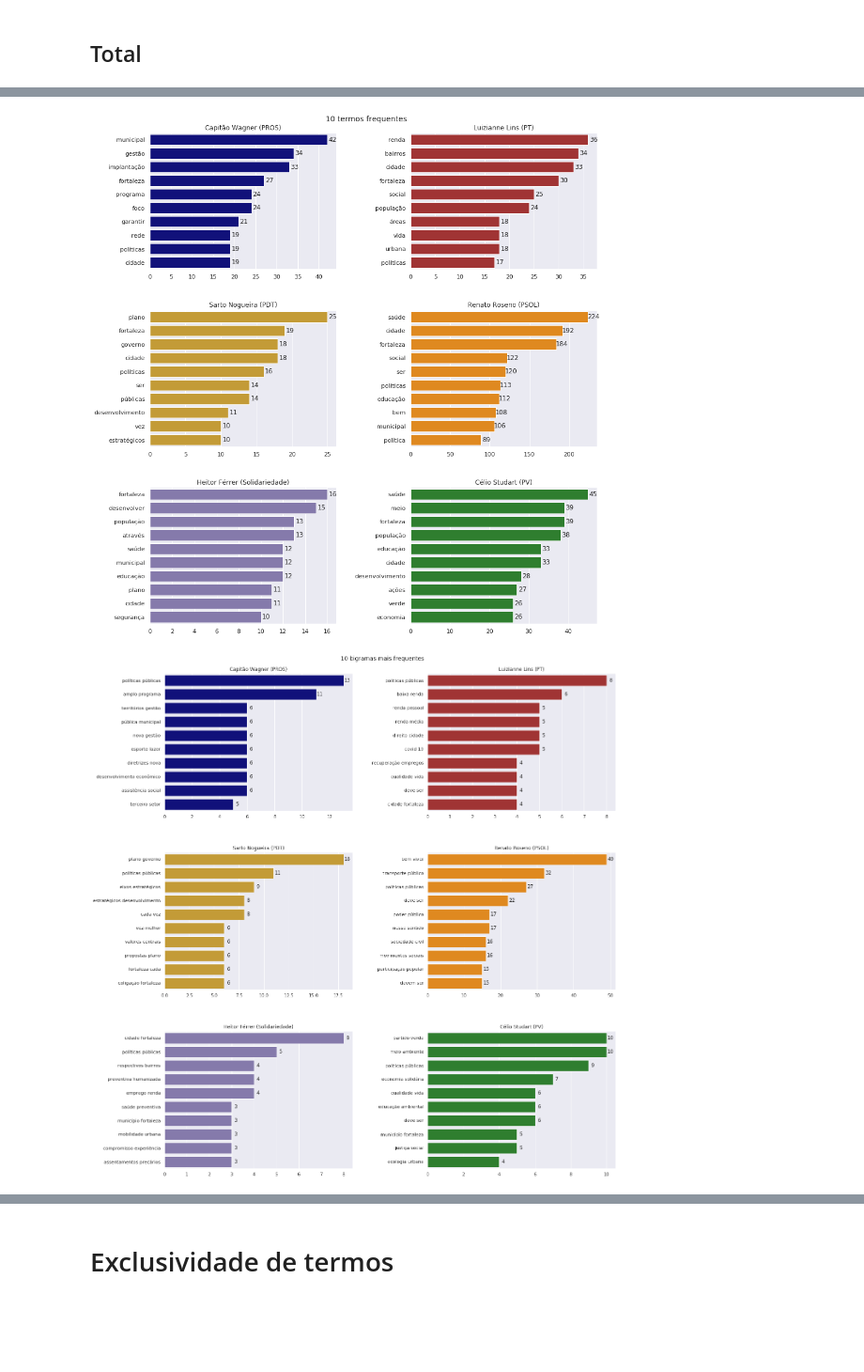
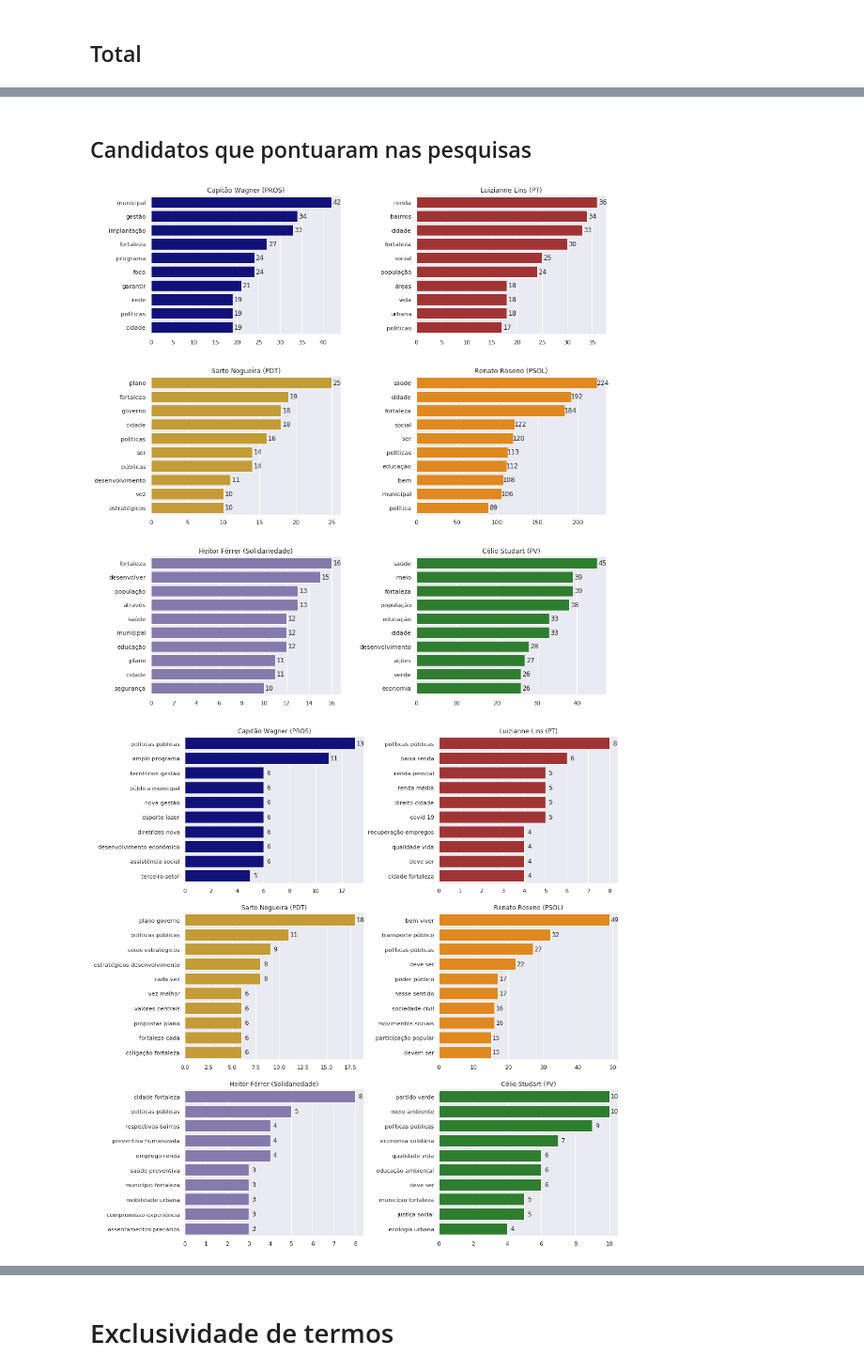
Before and after one commit to cabrau/planosGovernoFortaleza2020, a Jupyter notebook: PlanGov-Fortaleza2020.ipynb, the cells around one changed output, grey strips where cells are left out. Shown at 94% size. Cells and saved outputs as stored; diff of their text form; code cells hidden in the pictures; blank space fills up the shorter version.

```diff
--- a/PlanGov-Fortaleza2020.ipynb
+++ b/PlanGov-Fortaleza2020.ipynb
@@ -224,7 +224,7 @@ def plotNgrams(ngrams, col = 'C0', orientation = 'vertical'):
                                                        p.get_y() + p.get_height()/2.), ha = 'center',
                        va = 'center', xytext = (10, 0), textcoords = 'offset points')
     else:
-        plt.xticks(values, keys, rotation='vertical')
+        plt.xticks(values, labels, rotation='vertical')
         g = sns.barplot(x=labels, y=values, color = col)
         for p in g.patches:
             g.annotate(format(p.get_height(), '.0f'), (p.get_x() + p.get_width() / 2.,
@@ -250,0 +253,2 @@ plt.show()
+# %%
+topNgrams = 10
@@ -251,3 +276,5 @@ plt.show()
+# %% [markdown]
+## Candidatos que pontuaram nas pesquisas
 # %%
 roseno = df[df['candidato']=='Renato Roseno']['programa'].values[0]
 sarto = df[df['candidato']=='Sarto Nogueira']['programa'].values[0]
@@ -258,36 +285,36 @@ heitorferrer = df[df['candidato']=='Heitor Férrer']['programa'].values[0]
 # %%
 #unigrams
 plt.figure(figsize=(15, 15))
-plt.suptitle("10 termos frequentes", fontsize=14)
+#plt.suptitle("10 termos frequentes", fontsize=14)
 ngrams_range = (1,1)
 plt.subplot(321)
 plt.title('Capitão Wagner (PROS)')
-wagner_unigrams = build_ngram_df(wagner, ngram = ngrams_range, n=10)
+wagner_unigrams = build_ngram_df(wagner, ngram = ngrams_range, n=topNgrams)
 plotNgrams(wagner_unigrams,col='darkblue')
 
 plt.subplot(322)
 plt.title('Luizianne Lins (PT)')
-lora_unigrams = build_ngram_df(lora, ngram = ngrams_range, n=10)
+lora_unigrams = build_ngram_df(lora, ngram = ngrams_range, n=topNgrams)
 plotNgrams(lora_unigrams,col='firebrick')
 
 plt.subplot(323)
 plt.title('Sarto Nogueira (PDT)')
-sarto_unigrams = build_ngram_df(sarto, ngram = ngrams_range, n=10)
+sarto_unigrams = build_ngram_df(sarto, ngram = ngrams_range, n=topNgrams)
 plotNgrams(sarto_unigrams,col='goldenrod')
 
 plt.subplot(324)
 plt.title('Renato Roseno (PSOL)')
-roseno_unigrams = build_ngram_df(roseno, ngram = ngrams_range, n=10)
+roseno_unigrams = build_ngram_df(roseno, ngram = ngrams_range, n=topNgrams)
 plotNgrams(roseno_unigrams,col='darkorange')
 
 plt.subplot(325)
 plt.title('Heitor Férrer (Solidariedade)')
-heitor_unigrams = build_ngram_df(heitorferrer, ngram = ngrams_range, n=10)
-plotNgrams(heitor_unigrams,col='C4')
+heitorferrer_unigrams = build_ngram_df(heitorferrer, ngram = ngrams_range, n=topNgrams)
+plotNgrams(heitorferrer_unigrams,col='C4')
 
 plt.subplot(326)
 plt.title('Célio Studart (PV)')
-celio_unigrams = build_ngram_df(celio, ngram = ngrams_range, n=10)
+celio_unigrams = build_ngram_df(celio, ngram = ngrams_range, n=topNgrams)
 plotNgrams(celio_unigrams,col='forestgreen')
 
 
@@ -300,50 +327,50 @@ plt.subplots_adjust(left=0.125,
 plt.savefig('plots/top10_unigramas.png',dpi=150)
 plt.show()
 # %% [output]
-[figure, old version]
+[figure, new version]
 # %%
 #bigrams
-plt.figure(figsize=(20, 20))
+plt.figure(figsize=(15, 15))
 ngrams_range = (2,2)
-plt.suptitle("10 bigramas mais frequentes", fontsize=14)
+#plt.suptitle("10 bigramas mais frequentes", fontsize=14)
 plt.subplot(321)
 plt.title('Capitão Wagner (PROS)')
-wagner_bigrams = build_ngram_df(wagner, ngram = ngrams_range, n=10)
+wagner_bigrams = build_ngram_df(wagner, ngram = ngrams_range, n=topNgrams)
 plotNgrams(wagner_bigrams,col='darkblue')
 
 plt.subplot(322)
 plt.title('Luizianne Lins (PT)')
-lora_bigrams = build_ngram_df(lora, ngram = ngrams_range, n=10)
+lora_bigrams = build_ngram_df(lora, ngram = ngrams_range, n=topNgrams)
 plotNgrams(lora_bigrams,col='firebrick')
 
 plt.subplot(323)
 plt.title('Sarto Nogueira (PDT)')
-sarto_bigrams = build_ngram_df(sarto, ngram = ngrams_range, n=10)
+sarto_bigrams = build_ngram_df(sarto, ngram = ngrams_range, n=topNgrams)
 plotNgrams(sarto_bigrams,col='goldenrod')
 
 plt.subplot(324)
 plt.title('Renato Roseno (PSOL)')
-roseno_bigrams = build_ngram_df(roseno, ngram = ngrams_range, n=10)
+roseno_bigrams = build_ngram_df(roseno, ngram = ngrams_range, n=topNgrams)
 plotNgrams(roseno_bigrams,col='darkorange')
 
 plt.subplot(325)
 plt.title('Heitor Férrer (Solidariedade)')
-heitor_bigrams = build_ngram_df(heitorferrer, ngram = ngrams_range, n=10)
-plotNgrams(heitor_bigrams,col='C4')
+heitorferrer_bigrams = build_ngram_df(heitorferrer, ngram = ngrams_range, n=topNgrams)
+plotNgrams(heitorferrer_bigrams,col='C4')
 
 plt.subplot(326)
 plt.title('Célio Studart (PV)')
-celio_bigrams = build_ngram_df(celio, ngram = ngrams_range, n=10)
+celio_bigrams = build_ngram_df(celio, ngram = ngrams_range, n=topNgrams)
 plotNgrams(celio_bigrams,col='forestgreen')
 
 
-plt.subplots_adjust(left=0.125,
-                    bottom=0.1,
-                    right=0.9,
+plt.subplots_adjust(left=0.17,
+                    bottom=0.05,
+                    right=0.95,
                     top=0.95,
-                    wspace=0.4,
-                    hspace=0.3)
+                    wspace=0.42,
+                    hspace=0.2)
 plt.savefig('plots/top10_bigramas.png',dpi=150)
 plt.show()
 # %% [output]
-[figure, old version]
+[figure, new version]
```
Also changed, not shown: parts of 29 cells of this notebook, 7 other files.
